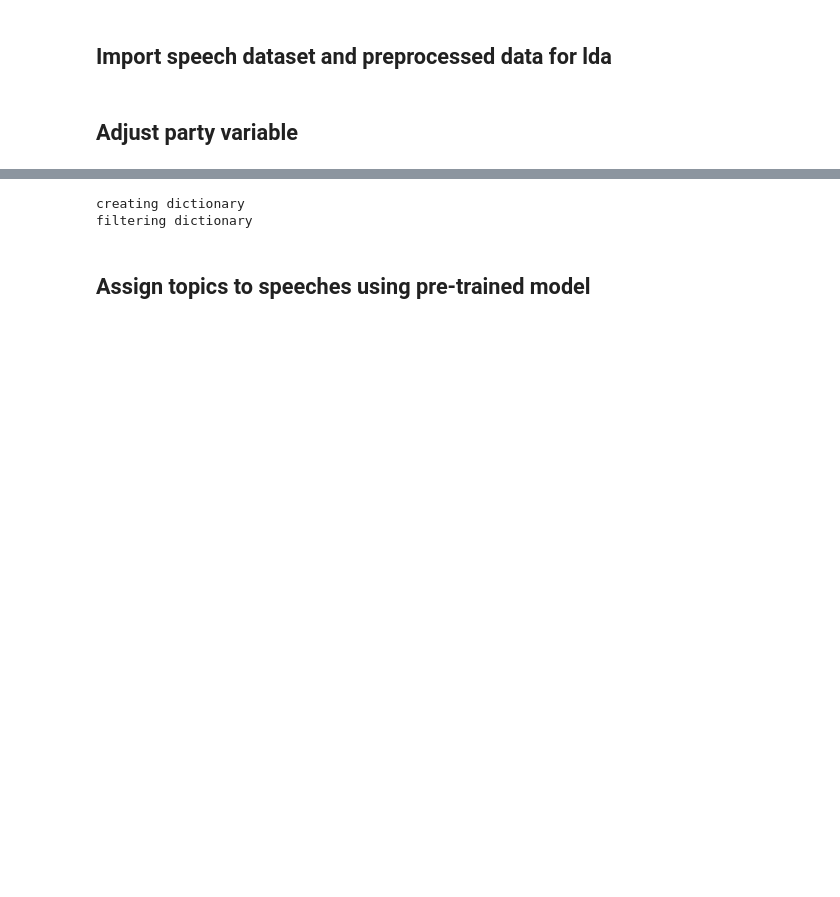
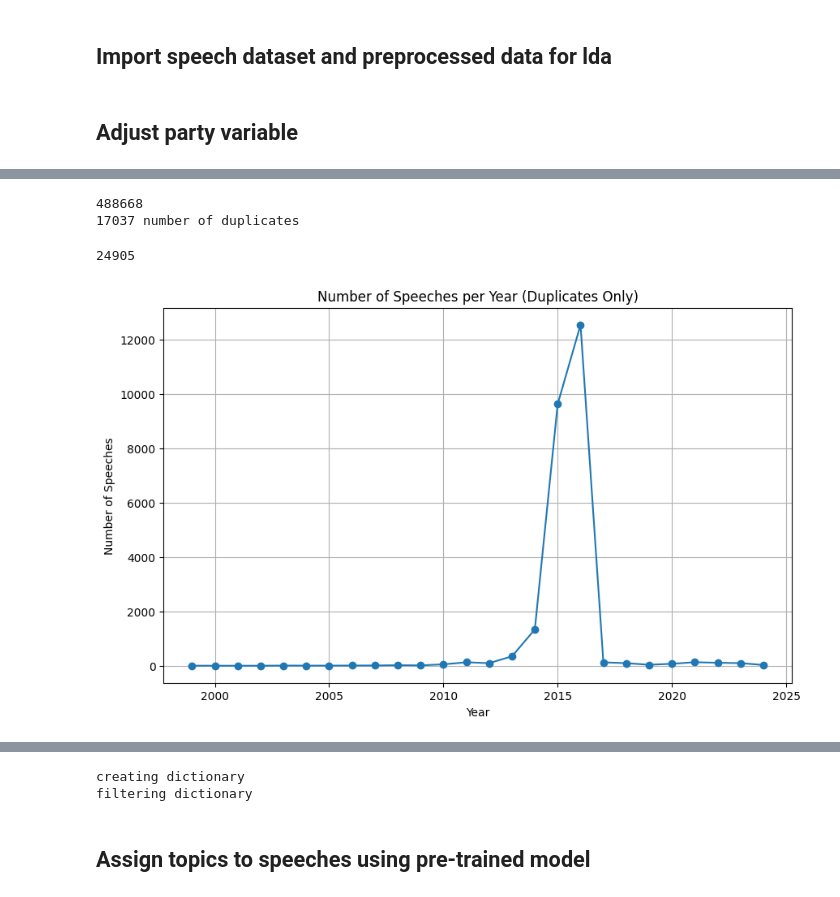
Before and after one commit to derkleinejakob/dataliteracy25, a Jupyter notebook: filter_data.ipynb, the cells around one changed output, grey strips where cells are left out. Cells and saved outputs as stored; diff of their text form; code cells hidden in the pictures; blank space fills up the shorter version.

Commit message:
working on duplicates

```diff
--- a/filter_data.ipynb
+++ b/filter_data.ipynb
@@ -144,0 +113,23 @@ df_party_members = df_party_members.reset_index(drop=True)
+# %%
+print(len(df_party_members["translatedText"].unique()))
+print(len(df_party_members)- len(df_party_members["translatedText"].unique()), "number of duplicates")  # check for duplicates
+# %% [output]
+488668
+17037 number of duplicates
+# %%
+df_duplicates = df_party_members[df_party_members["text"].duplicated(keep=False)]
+len(df_duplicates)
+# %% [output]
+24905
+# %%
+# plot number of speeches per year
+speeches_per_year = df_duplicates['year'].value_counts().sort_index()
+plt.figure(figsize=(10, 6))
+plt.plot(speeches_per_year.index, speeches_per_year.values, marker='o')
+plt.title('Number of Speeches per Year (Duplicates Only)')
+plt.xlabel('Year')
+plt.ylabel('Number of Speeches')
+plt.grid()
+plt.show()
+# %% [output]
+[figure, added]
```
Also changed, not shown: parts of 26 cells of this notebook, 1 other file.
